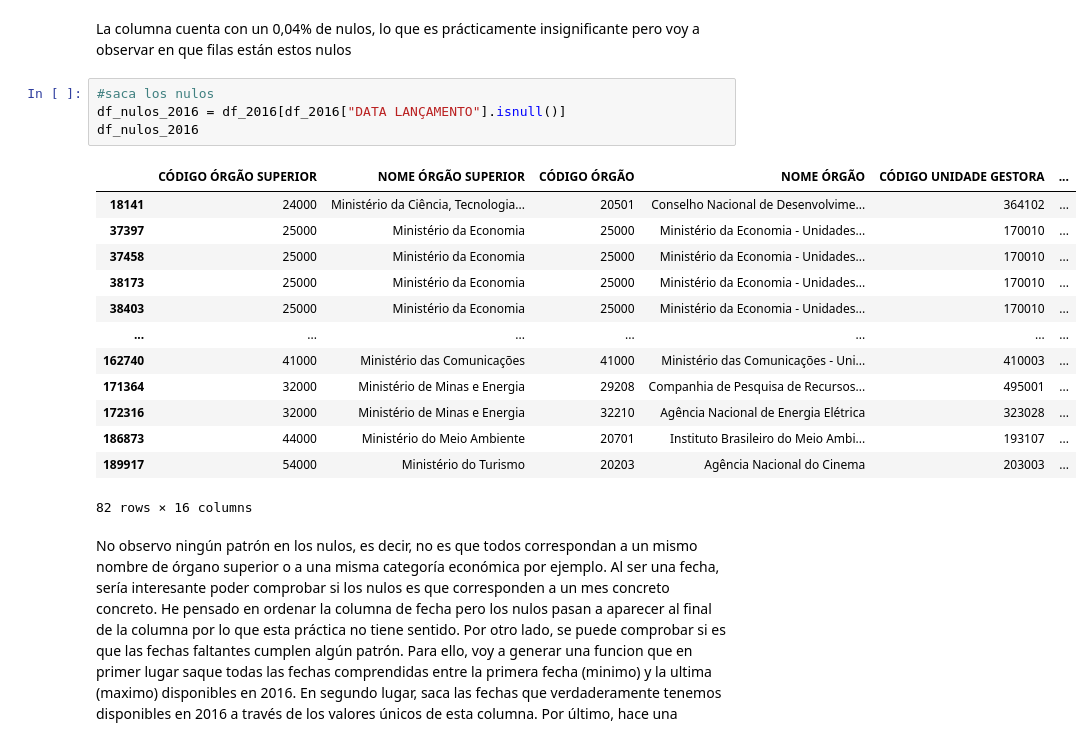
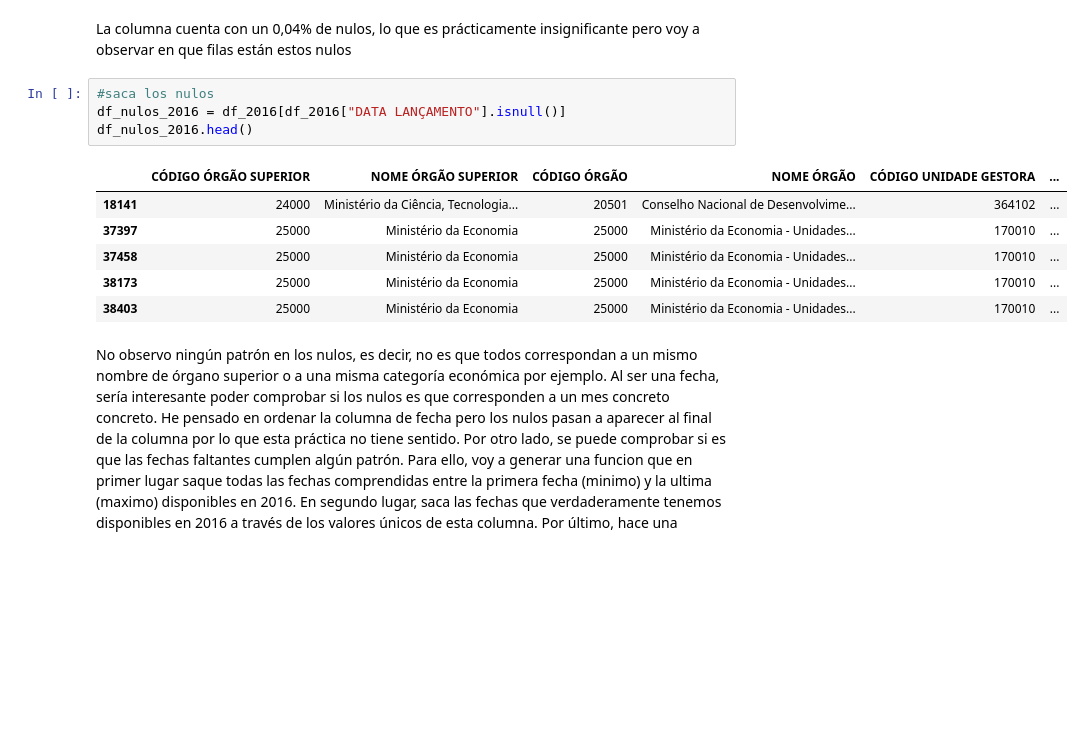
Before and after one commit to raquelscv/Proyecto2-AnalisisPandas, a Jupyter notebook: Eda_inicial_Union.ipynb, the cells around one changed output. Saved outputs shown, nothing was run; the diff lists cells and outputs as text; blank space fills up the shorter version.

```diff
--- a/Eda_inicial_Union.ipynb
+++ b/Eda_inicial_Union.ipynb
@@ -405,20 +382,13 @@ La columna cuenta con un 0,04% de nulos, lo que es prácticamente insignificante
 # %%
 #saca los nulos
 df_nulos_2016 = df_2016[df_2016["DATA LANÇAMENTO"].isnull()]
-df_nulos_2016
+df_nulos_2016.head()
 # %% [output]
 |  | CÓDIGO ÓRGÃO SUPERIOR | NOME ÓRGÃO SUPERIOR | CÓDIGO ÓRGÃO | NOME ÓRGÃO | CÓDIGO UNIDADE GESTORA | ... |
 | 18141 | 24000 | Ministério da Ciência, Tecnologia... | 20501 | Conselho Nacional de Desenvolvime... | 364102 | ... |
 | 37397 | 25000 | Ministério da Economia | 25000 | Ministério da Economia - Unidades... | 170010 | ... |
 | 37458 | 25000 | Ministério da Economia | 25000 | Ministério da Economia - Unidades... | 170010 | ... |
 | 38173 | 25000 | Ministério da Economia | 25000 | Ministério da Economia - Unidades... | 170010 | ... |
 | 38403 | 25000 | Ministério da Economia | 25000 | Ministério da Economia - Unidades... | 170010 | ... |
-| ... | ... | ... | ... | ... | ... | ... |
-| 162740 | 41000 | Ministério das Comunicações | 41000 | Ministério das Comunicações - Uni... | 410003 | ... |
-| 171364 | 32000 | Ministério de Minas e Energia | 29208 | Companhia de Pesquisa de Recursos... | 495001 | ... |
-| 172316 | 32000 | Ministério de Minas e Energia | 32210 | Agência Nacional de Energia Elétrica | 323028 | ... |
-| 186873 | 44000 | Ministério do Meio Ambiente | 20701 | Instituto Brasileiro do Meio Ambi... | 193107 | ... |
-| 189917 | 54000 | Ministério do Turismo | 20203 | Agência Nacional do Cinema | 203003 | ... |
-82 rows × 16 columns
 # %% [markdown]
 No observo ningún patrón en los nulos, es decir, no es que todos correspondan a un mismo nombre de órgano superior o a una misma categoría económica por ejemplo. Al ser una fecha, sería interesante poder comprobar si los nulos es que corresponden a un mes concreto concreto. He pensado en ordenar la columna de fecha pero los nulos pasan a aparecer al final de la columna por lo que esta práctica no tiene sentido. Por otro lado, se puede comprobar si es que las fechas faltantes cumplen algún patrón. Para ello, voy a generar una funcion que en primer lugar saque todas las fechas comprendidas entre la primera fecha (minimo) y la ultima (maximo) disponibles en 2016. En segundo lugar, saca las fechas que verdaderamente tenemos disponibles en 2016 a través de los valores únicos de esta columna. Por último, hace una comparación entre las fechas completas que deberíamos tener en el dataframe y las fechas que realmente tenemos. Se hace mediante una diferencia que lo que devuelve son aquellas fechas de las que carecemos en la columna
```
Also changed, not shown: parts of 43 cells of this notebook, 3 other files.
